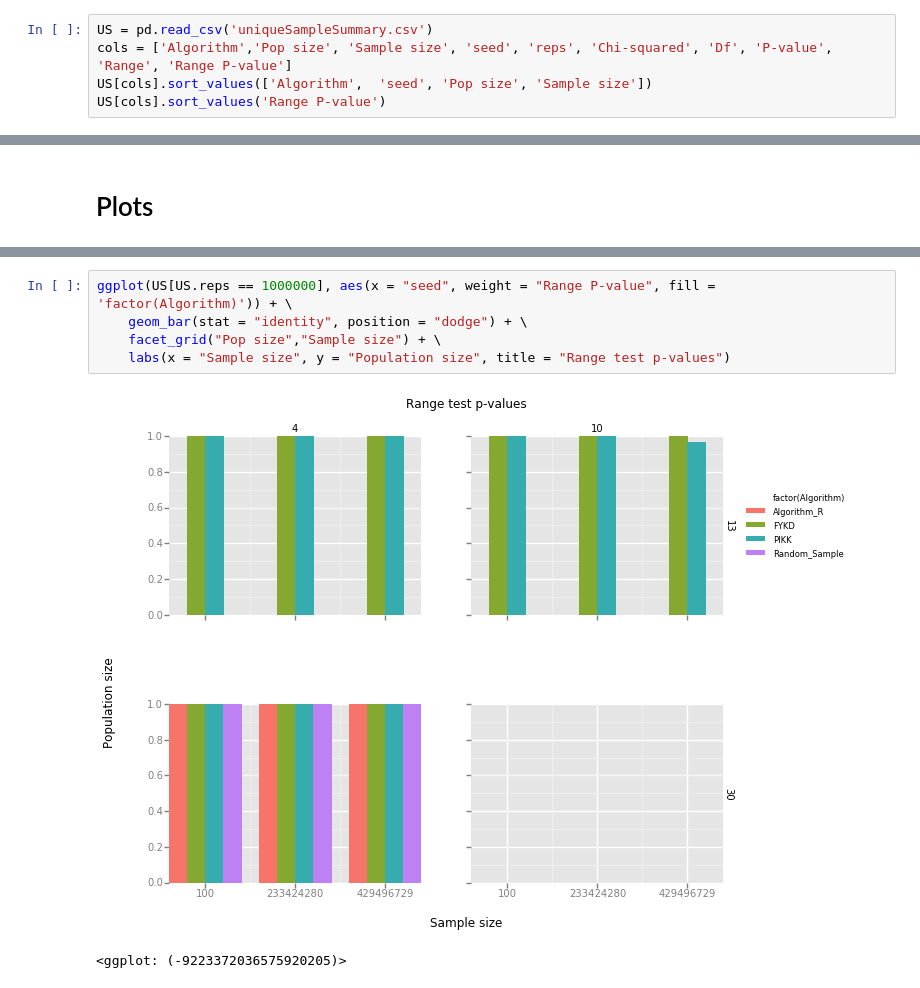
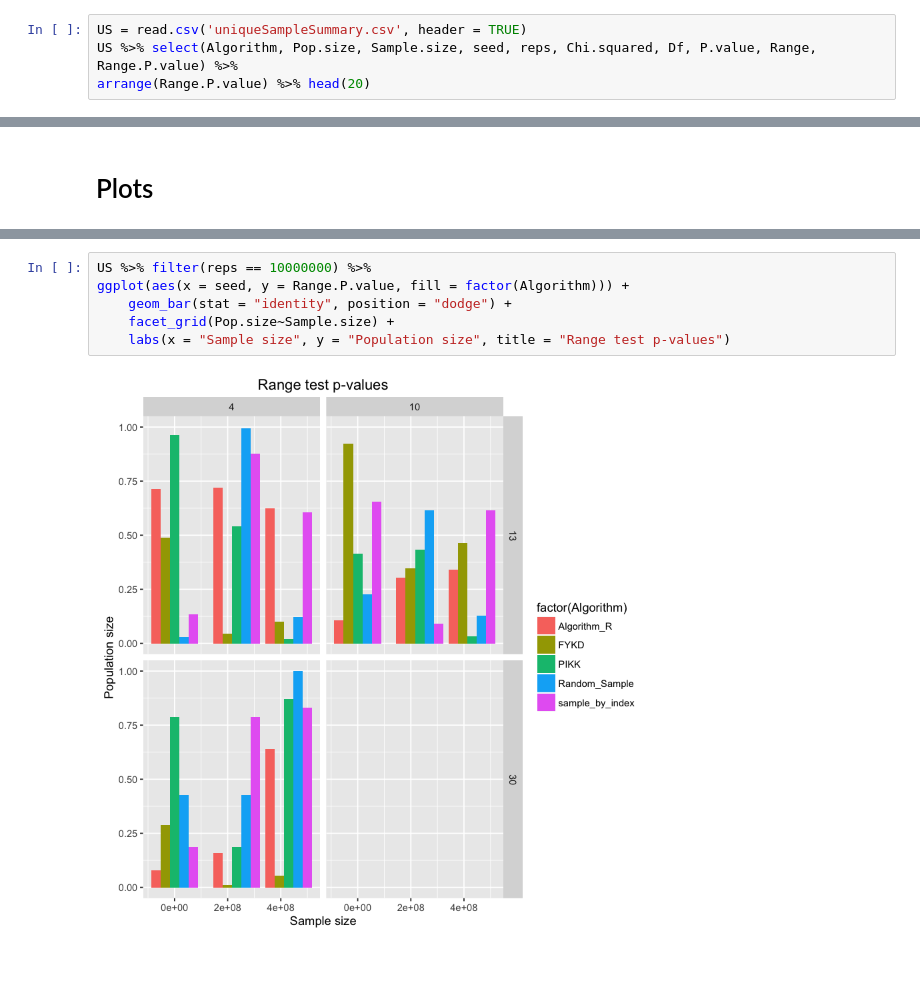
Before and after one commit to kellieotto/prngs-and-permutations, a Jupyter notebook: Code/samplingComparison/results/pythonResults.ipynb, the cells around one changed output, grey strips where cells are left out. Saved outputs shown, nothing was run; the diff lists cells and outputs as text; blank space fills up the shorter version.

```diff
--- a/Code/samplingComparison/results/pythonResults.ipynb
+++ b/Code/samplingComparison/results/pythonResults.ipynb
@@ -71,8 +60,7 @@ FO[FO.Algorithm == "FYKD"][cols].sort_values(['seed', 'Pop size', 'Sample size']
 # %% [markdown]
 # Unique sample selection probabilities
 # %%
-US = pd.read_csv('uniqueSampleSummary.csv')
-cols = ['Algorithm','Pop size', 'Sample size', 'seed', 'reps', 'Chi-squared', 'Df', 'P-value', 'Range', 'Range P-value']
-US[cols].sort_values(['Algorithm',  'seed', 'Pop size', 'Sample size'])
-US[cols].sort_values('Range P-value')
+US = read.csv('uniqueSampleSummary.csv', header = TRUE)
+US %>% select(Algorithm, Pop.size, Sample.size, seed, reps, Chi.squared, Df, P.value, Range, Range.P.value) %>%
+arrange(Range.P.value) %>% head(20)
 # %% [output]
@@ -131,9 +117,9 @@ ggplot(US[US.reps == 1000000], aes(x = "Algorithm", weight = "P-value", fill = '
 # %%
-ggplot(US[US.reps == 1000000], aes(x = "seed", weight = "Range P-value", fill = 'factor(Algorithm)')) + \
-    geom_bar(stat = "identity", position = "dodge") + \
-    facet_grid("Pop size","Sample size") + \
+US %>% filter(reps == 10000000) %>%
+ggplot(aes(x = seed, y = Range.P.value, fill = factor(Algorithm))) +
+    geom_bar(stat = "identity", position = "dodge") +
+    facet_grid(Pop.size~Sample.size) +
     labs(x = "Sample size", y = "Population size", title = "Range test p-values")
 # %% [output]
-[figure, old version]
+[figure, new version]
-<ggplot: (-9223372036575920205)>
 # %%
```
Also changed, not shown: parts of 15 cells of this notebook, 7 other files.
